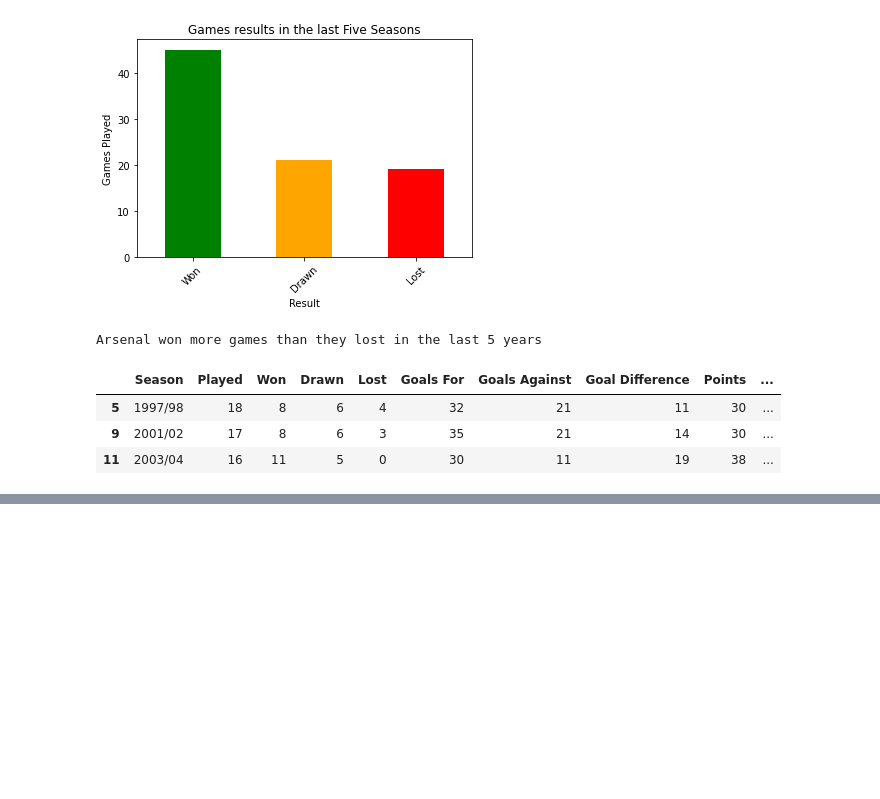
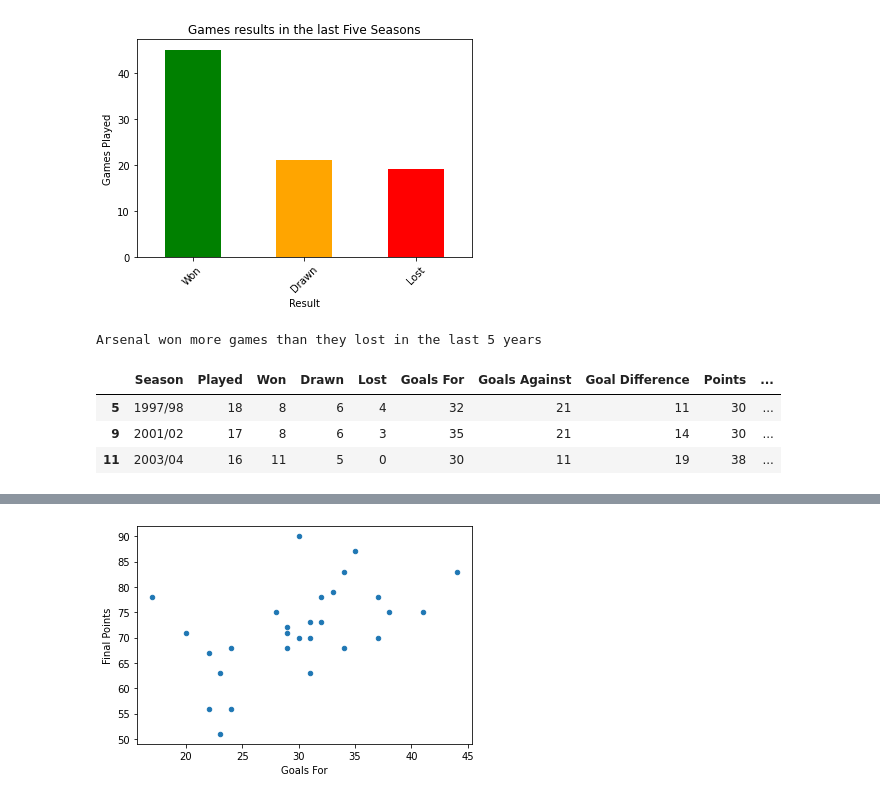
Before and after one commit to amrrahman1/Arsenal-Data, a Jupyter notebook: Arsenal.ipynb, the cells around one changed output, grey strips where cells are left out. Drawn from its saved outputs; the diff is of its cells as text; code cells hidden in the pictures; blank space fills up the shorter version.

```diff
--- a/Arsenal.ipynb
+++ b/Arsenal.ipynb
@@ -158,0 +166,5 @@ df.plot.scatter(x='Goals For',y='Final Position');
+# %%
+#It's a positive correlation stressing on the role of the offense players to win the game full points.
+df.plot.scatter(x='Goals For',y='Final Points');
+# %% [output]
+[figure, added]
```
Also changed, not shown: parts of 5 cells of this notebook.
